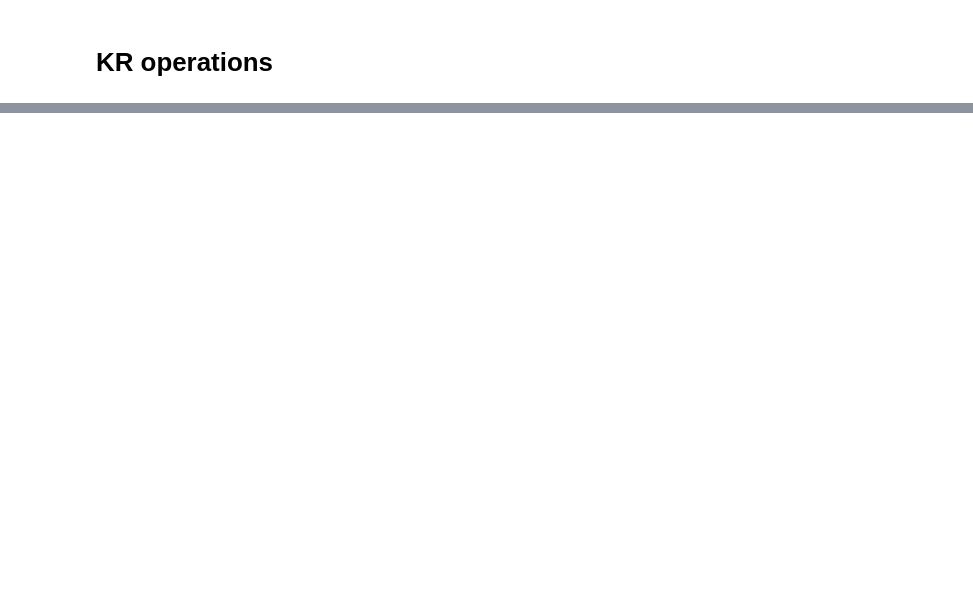
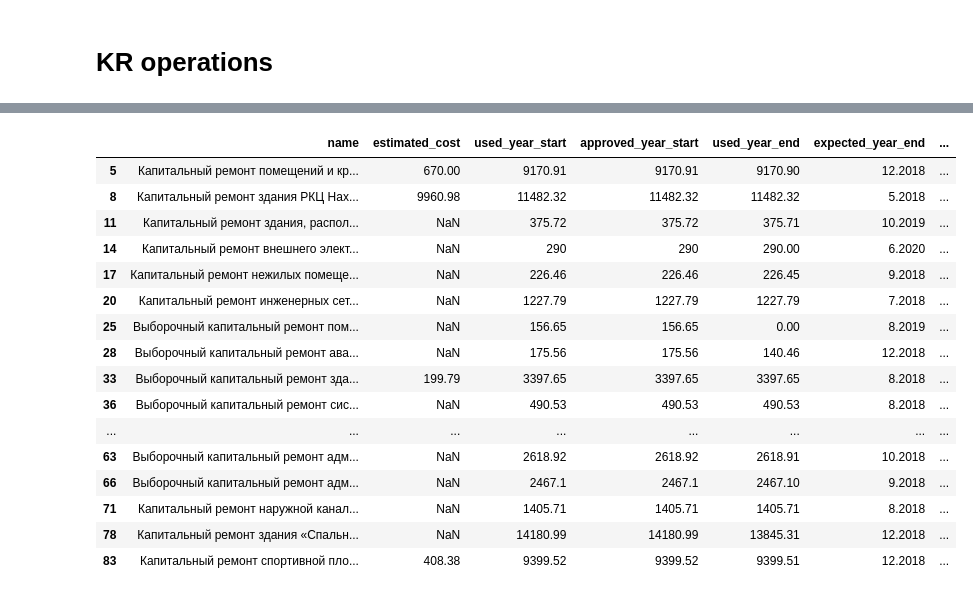
Before and after one commit to 999rse/noa_cb_intern, a Jupyter notebook: kc_tr_kr_operating.ipynb, the cells around one changed output, grey strips where cells are left out. Drawn from its saved outputs; the diff is of its cells as text; code cells hidden in the pictures; blank space fills up the shorter version.

```diff
--- a/kc_tr_kr_operating.ipynb
+++ b/kc_tr_kr_operating.ipynb
@@ -108,0 +108,20 @@ See the caveats in the documentation: https://pandas.pydata.org/pandas-docs/stab
+# %%
+results[2]
+# %% [output]
+|  | name | estimated_cost | used_year_start | approved_year_start | used_year_end | expected_year_end | ... |
+| 5 | Капитальный ремонт помещений и кр... | 670.00 | 9170.91 | 9170.91 | 9170.90 | 12.2018 | ... |
+| 8 | Капитальный ремонт здания РКЦ Нах... | 9960.98 | 11482.32 | 11482.32 | 11482.32 | 5.2018 | ... |
+| 11 | Капитальный ремонт здания, распол... | NaN | 375.72 | 375.72 | 375.71 | 10.2019 | ... |
+| 14 | Капитальный ремонт внешнего элект... | NaN | 290 | 290 | 290.00 | 6.2020 | ... |
+| 17 | Капитальный ремонт нежилых помеще... | NaN | 226.46 | 226.46 | 226.45 | 9.2018 | ... |
+| 20 | Капитальный ремонт инженерных сет... | NaN | 1227.79 | 1227.79 | 1227.79 | 7.2018 | ... |
+| 25 | Выборочный капитальный ремонт пом... | NaN | 156.65 | 156.65 | 0.00 | 8.2019 | ... |
+| 28 | Выборочный капитальный ремонт ава... | NaN | 175.56 | 175.56 | 140.46 | 12.2018 | ... |
+| 33 | Выборочный капитальный ремонт зда... | 199.79 | 3397.65 | 3397.65 | 3397.65 | 8.2018 | ... |
+| 36 | Выборочный капитальный ремонт сис... | NaN | 490.53 | 490.53 | 490.53 | 8.2018 | ... |
+| ... | ... | ... | ... | ... | ... | ... | ... |
+| 63 | Выборочный капитальный ремонт адм... | NaN | 2618.92 | 2618.92 | 2618.91 | 10.2018 | ... |
+| 66 | Выборочный капитальный ремонт адм... | NaN | 2467.1 | 2467.1 | 2467.10 | 9.2018 | ... |
+| 71 | Капитальный ремонт наружной канал... | NaN | 1405.71 | 1405.71 | 1405.71 | 8.2018 | ... |
+| 78 | Капитальный ремонт здания «Спальн... | NaN | 14180.99 | 14180.99 | 13845.31 | 12.2018 | ... |
+| 83 | Капитальный ремонт спортивной пло... | 408.38 | 9399.52 | 9399.52 | 9399.51 | 12.2018 | ... |
```
Also changed, not shown: parts of 6 cells of this notebook.
